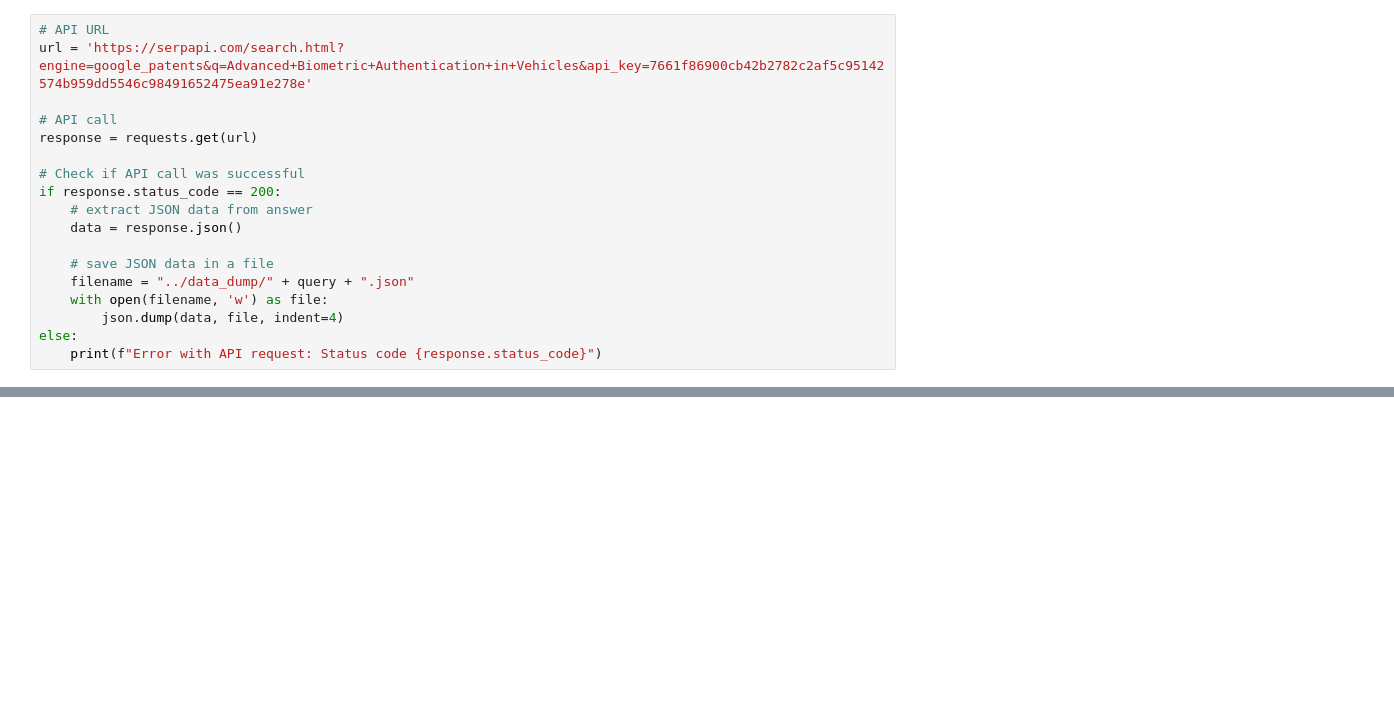
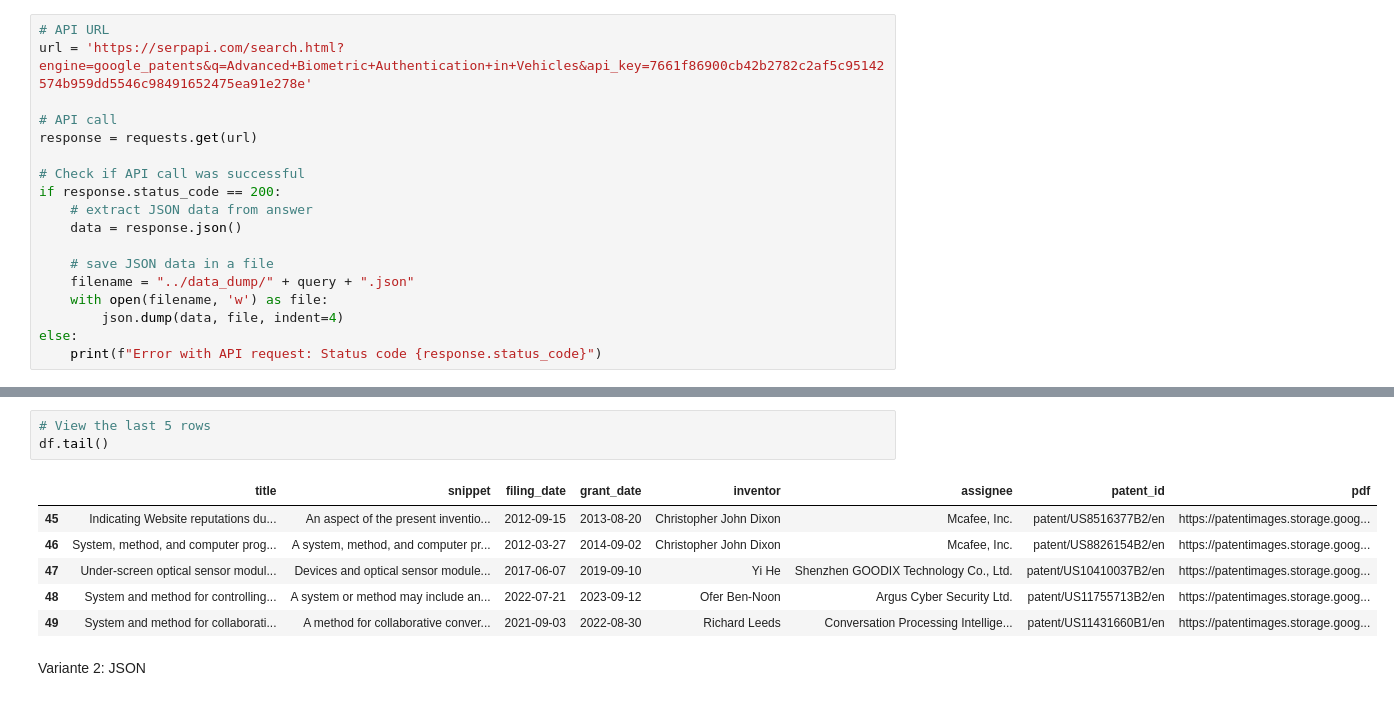
Before and after one commit to LLM-TTT/project, a Jupyter notebook: Google Patent API Test/API Call.ipynb, the cells around one changed output, grey strips where cells are left out. Drawn from its saved outputs; the diff is of its cells as text; blank space fills up the shorter version.

```diff
--- a/Google Patent API Test/API Call.ipynb
+++ b/Google Patent API Test/API Call.ipynb
@@ -30,0 +119,12 @@ else:
+# %%
+# View the last 5 rows
+df.tail()
+# %% [output]
+|  | title | snippet | filing_date | grant_date | inventor | assignee | patent_id | pdf |
+| 45 | Indicating Website reputations du... | An aspect of the present inventio... | 2012-09-15 | 2013-08-20 | Christopher John Dixon | Mcafee, Inc. | patent/US8516377B2/en | https://patentimages.storage.goog... |
+| 46 | System, method, and computer prog... | A system, method, and computer pr... | 2012-03-27 | 2014-09-02 | Christopher John Dixon | Mcafee, Inc. | patent/US8826154B2/en | https://patentimages.storage.goog... |
+| 47 | Under-screen optical sensor modul... | Devices and optical sensor module... | 2017-06-07 | 2019-09-10 | Yi He | Shenzhen GOODIX Technology Co., Ltd. | patent/US10410037B2/en | https://patentimages.storage.goog... |
+| 48 | System and method for controlling... | A system or method may include an... | 2022-07-21 | 2023-09-12 | Ofer Ben-Noon | Argus Cyber Security Ltd. | patent/US11755713B2/en | https://patentimages.storage.goog... |
+| 49 | System and method for collaborati... | A method for collaborative conver... | 2021-09-03 | 2022-08-30 | Richard Leeds | Conversation Processing Intellige... | patent/US11431660B1/en | https://patentimages.storage.goog... |
+# %% [markdown]
+Variante 2: JSON
```
Also changed, not shown: parts of 8 cells of this notebook, 5 other files.
